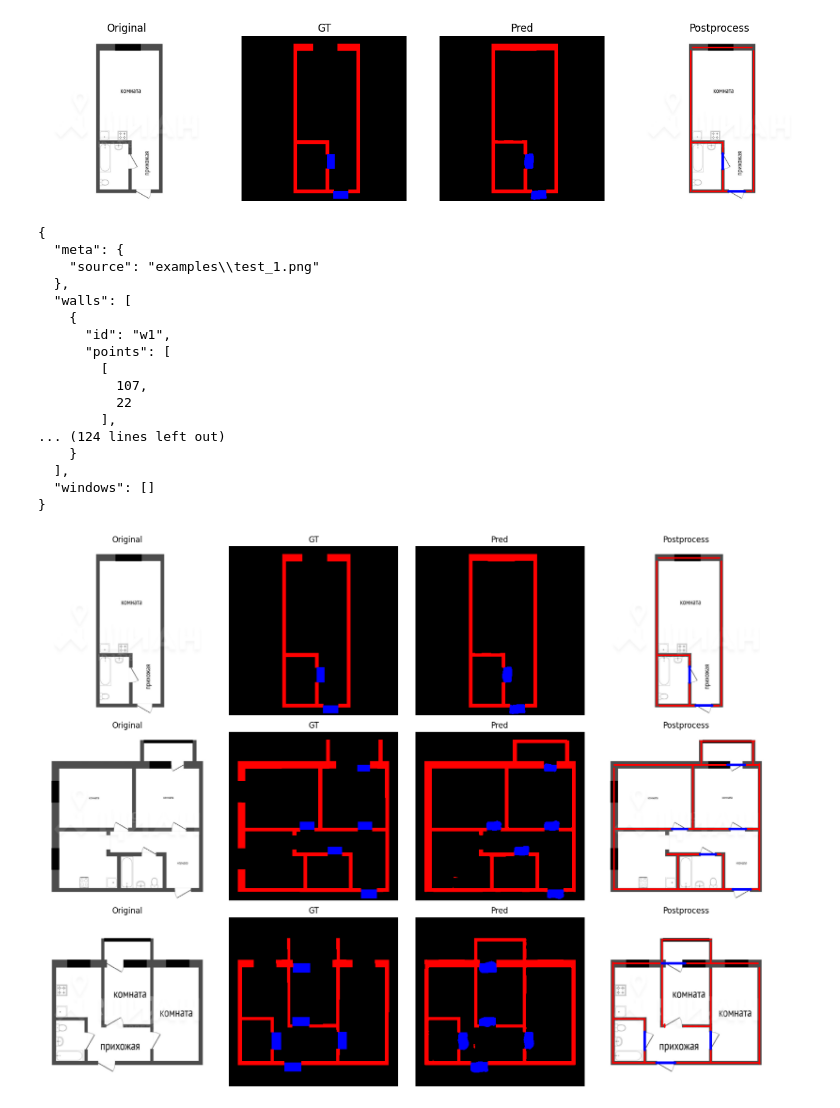
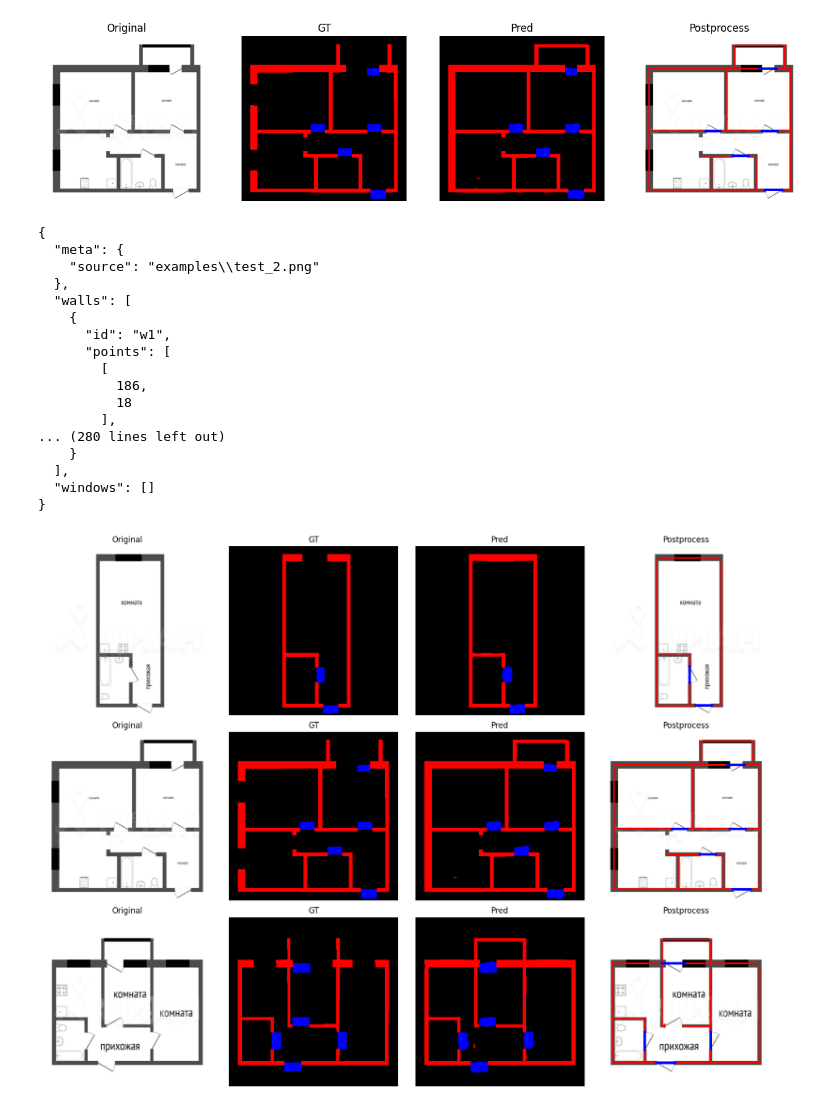
Before and after one commit to Ju1ceL0ver/Floor_to_json, a Jupyter notebook: test.ipynb, the cells around one changed output. Saved outputs shown, nothing was run; the diff lists cells and outputs as text; code cells hidden in the pictures.

```diff
--- a/test.ipynb
+++ b/test.ipynb
@@ -10,8 +10,8 @@ import utils
 import postprocess
 from model import UNetPP
 
-img_path = r'examples\test_1.png'
-mask_path = r'examples/anot_1.png'
+img_path = r'examples\test_2.png'
+mask_path = r'examples/anot_2.png'
 weights_path = 'best_model.pth'
 
 mean = 0.8954244
@@ -30,47 +30,47 @@ mask_transform = v2.Compose([
 device = (
     'cuda' if torch.cuda.is_available()
     else 'mps' if torch.backends.mps.is_available()
     else 'cpu'
 )
 
 img = Image.open(img_path).convert('L')
 mask = Image.open(mask_path).convert('L')
 
 img_resized = img.resize((320, 320))
 gt = np.array(mask_transform(mask), dtype=np.int64)
 
 img_t = img_transform(img).unsqueeze(0).to(device)
 model = UNetPP(in_channels=1, num_classes=4).to(device)
 state = torch.load(weights_path, map_location=device)
 model.load_state_dict(state)
 model.eval()
 
 with torch.no_grad():
     logits = model(img_t)
     pred = torch.argmax(logits, dim=1)[0].cpu().numpy()
 
 json_data = postprocess.build_json(pred, image_name=img_path)
 
 gt_rgb = utils.mask_to_rgb(gt)
 pred_rgb = utils.mask_to_rgb(pred)
 postprocess.visualize_pipeline(np.array(img_resized), gt_rgb, pred_rgb, json_data)
 
 print(json.dumps(json_data, indent=2))
 # %% [output]
-[figure, old version]
+[figure, new version]
 {
   "meta": {
-    "source": "examples\\test_1.png"
+    "source": "examples\\test_2.png"
   },
   "walls": [
     {
       "id": "w1",
       "points": [
         [
-          107,
-          22
+          186,
+          18
         ],
-... (124 lines left out)
+... (280 lines left out)
     }
   ],
   "windows": []
```
Also changed, not shown: 5 other files.
